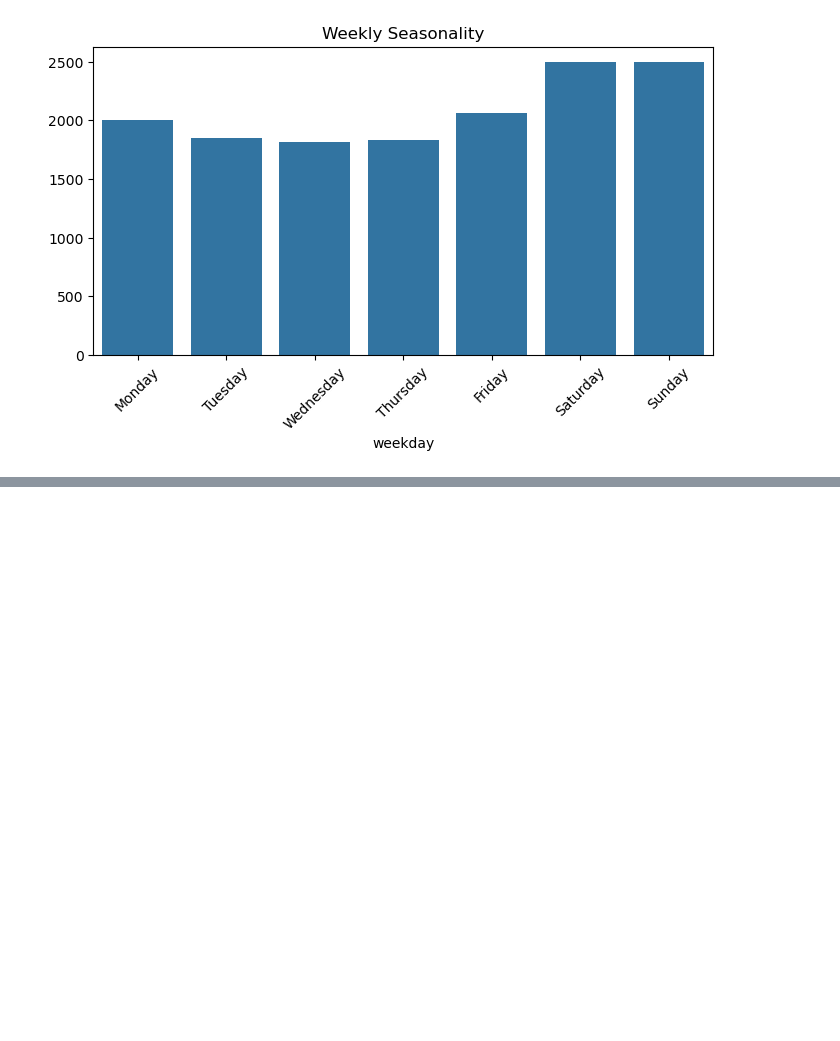
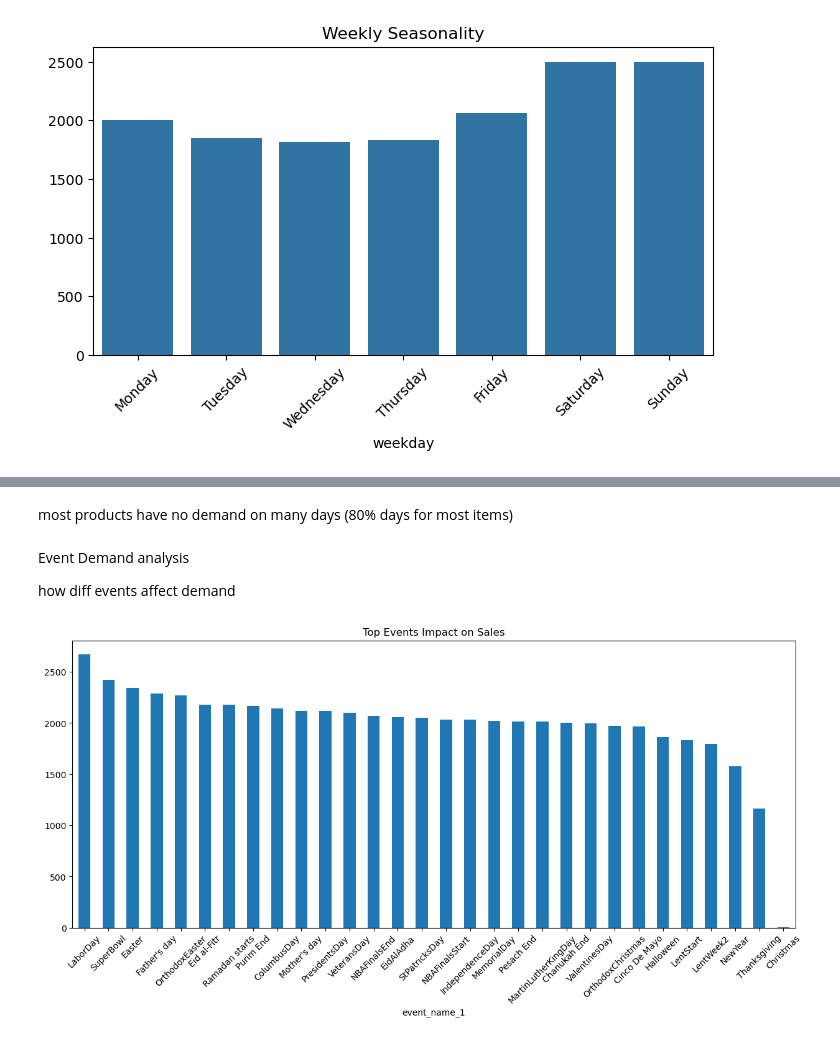
Before and after one commit to Praveenprasath04/m5_forecasting_foml, a Jupyter notebook: project_showcase.ipynb, the cells around one changed output, grey strips where cells are left out. Saved outputs shown, nothing was run; the diff lists cells and outputs as text; code cells hidden in the pictures; blank space fills up the shorter version.

```diff
--- a/project_showcase.ipynb
+++ b/project_showcase.ipynb
@@ -39,6 +39,7 @@ daily_sales.columns = ['d', 'sales']
 
 daily_sales = daily_sales.merge(calendar[['d', 'date']], on='d')
 daily_sales['date'] = pd.to_datetime(daily_sales['date'])
+calendar['date'] = pd.to_datetime(calendar['date'])
 
 
 plt.figure(figsize=(12,4))
@@ -65,0 +85,20 @@ plt.show()
+# %% [markdown]
+most products have no demand on many days (80% days for most items)
+# %% [markdown]
+Event Demand analysis
+
+
+
+how diff events affect demand
+# %%
+event_data = daily_sales.merge(calendar[['date','event_name_1']], on='date')
+
+event_avg = event_data.groupby('event_name_1')['sales'].mean().dropna()
+
+plt.figure(figsize=(15,6))
+event_avg.sort_values(ascending=False).head(1000).plot(kind='bar')
+plt.title("Top Events Impact on Sales")
+plt.xticks(rotation=45)
+plt.show()
+# %% [output]
+[figure, added]
```
Also changed, not shown: parts of 2 cells of this notebook.
